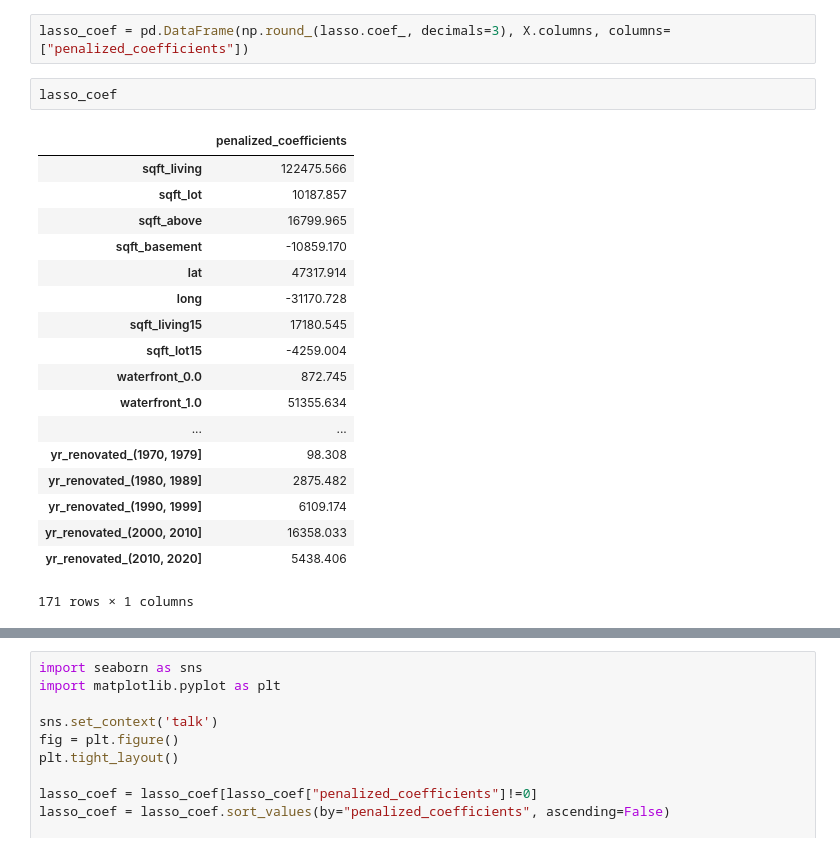
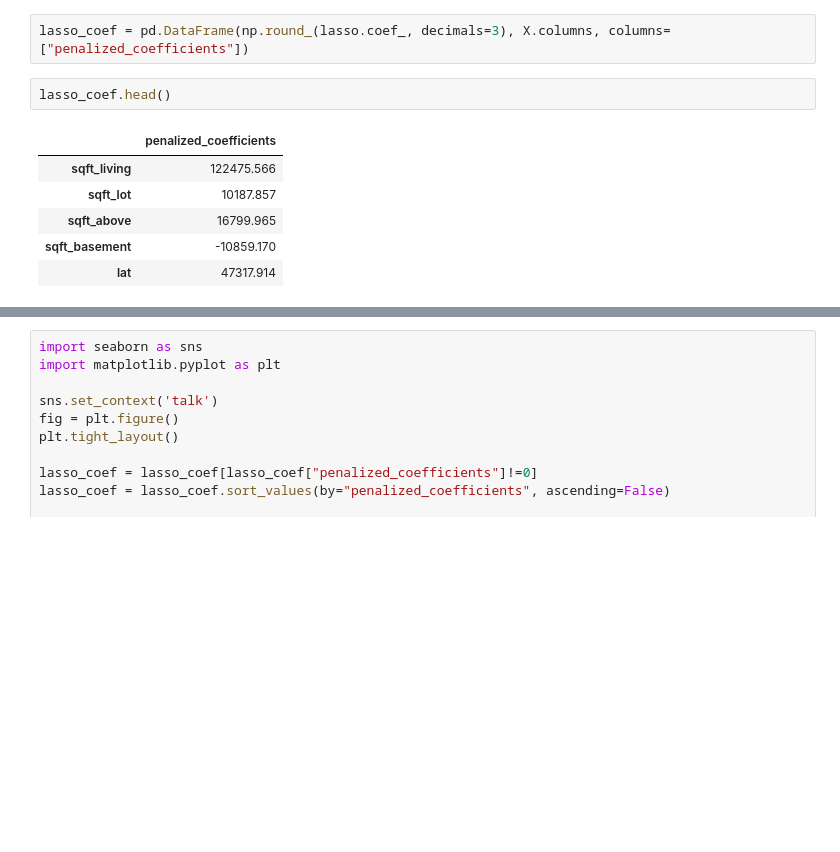
Before and after one commit to kemepley/Project_1, a Jupyter notebook: Clean_DF-Take 5.ipynb, the cells around one changed output, grey strips where cells are left out. Drawn from its saved outputs; the diff is of its cells as text; blank space fills up the shorter version.

```diff
--- a/Clean_DF-Take 5.ipynb
+++ b/Clean_DF-Take 5.ipynb
@@ -442,23 +397,11 @@ print(cv_20_results)
 # %%
 lasso_coef = pd.DataFrame(np.round_(lasso.coef_, decimals=3), X.columns, columns=["penalized_coefficients"])
 # %%
-lasso_coef
+lasso_coef.head()
 # %% [output]
 |  | penalized_coefficients |
 | sqft_living | 122475.566 |
 | sqft_lot | 10187.857 |
 | sqft_above | 16799.965 |
 | sqft_basement | -10859.170 |
 | lat | 47317.914 |
-| long | -31170.728 |
-| sqft_living15 | 17180.545 |
-| sqft_lot15 | -4259.004 |
-| waterfront_0.0 | 872.745 |
-| waterfront_1.0 | 51355.634 |
-| ... | ... |
-| yr_renovated_(1970, 1979] | 98.308 |
-| yr_renovated_(1980, 1989] | 2875.482 |
-| yr_renovated_(1990, 1999] | 6109.174 |
-| yr_renovated_(2000, 2010] | 16358.033 |
-| yr_renovated_(2010, 2020] | 5438.406 |
-171 rows × 1 columns
```
Also changed, not shown: parts of 6 cells of this notebook, 3 other files.
